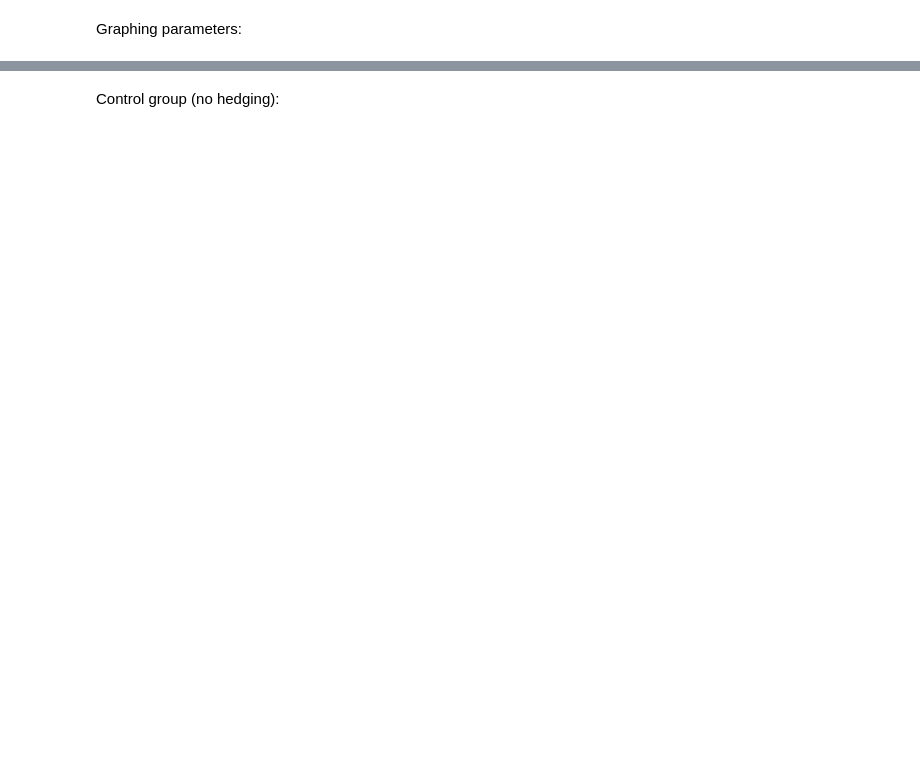
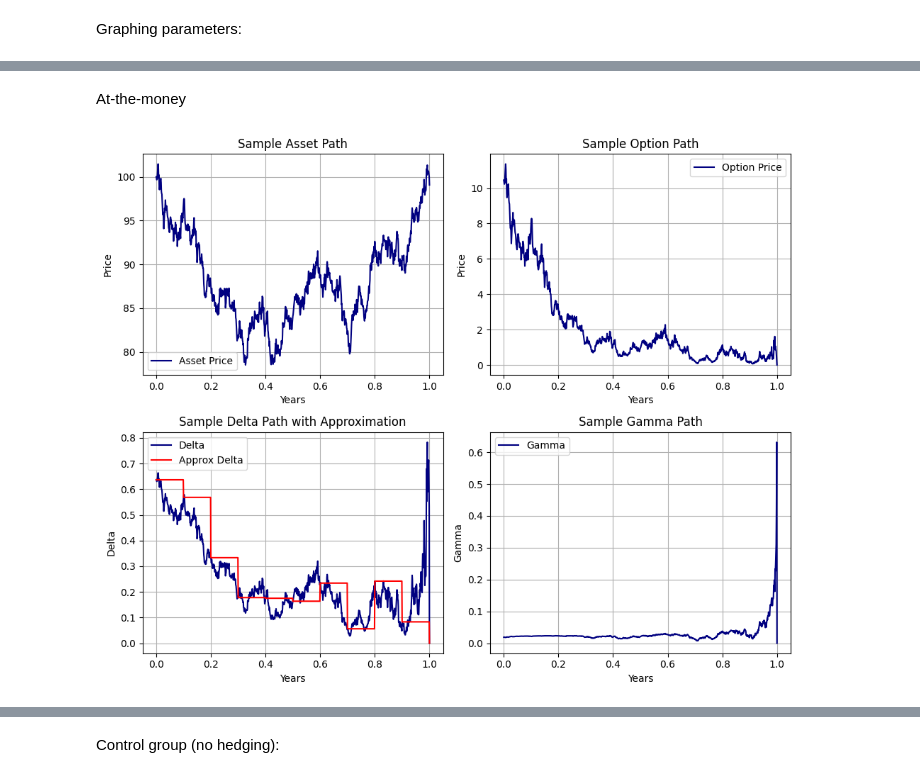
Before and after one commit to Richard1Dev/black-scholes-model-implementation, a Jupyter notebook: notebooks/delta_hedging_analysis.ipynb, the cells around one changed output, grey strips where cells are left out. Cells and saved outputs as stored; diff of their text form; code cells hidden in the pictures; blank space fills up the shorter version.

```diff
--- a/notebooks/delta_hedging_analysis.ipynb
+++ b/notebooks/delta_hedging_analysis.ipynb
@@ -105,0 +106,6 @@ if save_figures:
+# %% [markdown]
+At-the-money
+# %%
+plot_paths(results, 4, 'paths_ATM', SAVE_FIGS)
+# %% [output]
+[figure, added]
```
Also changed, not shown: parts of 36 cells of this notebook, 20 other files.
